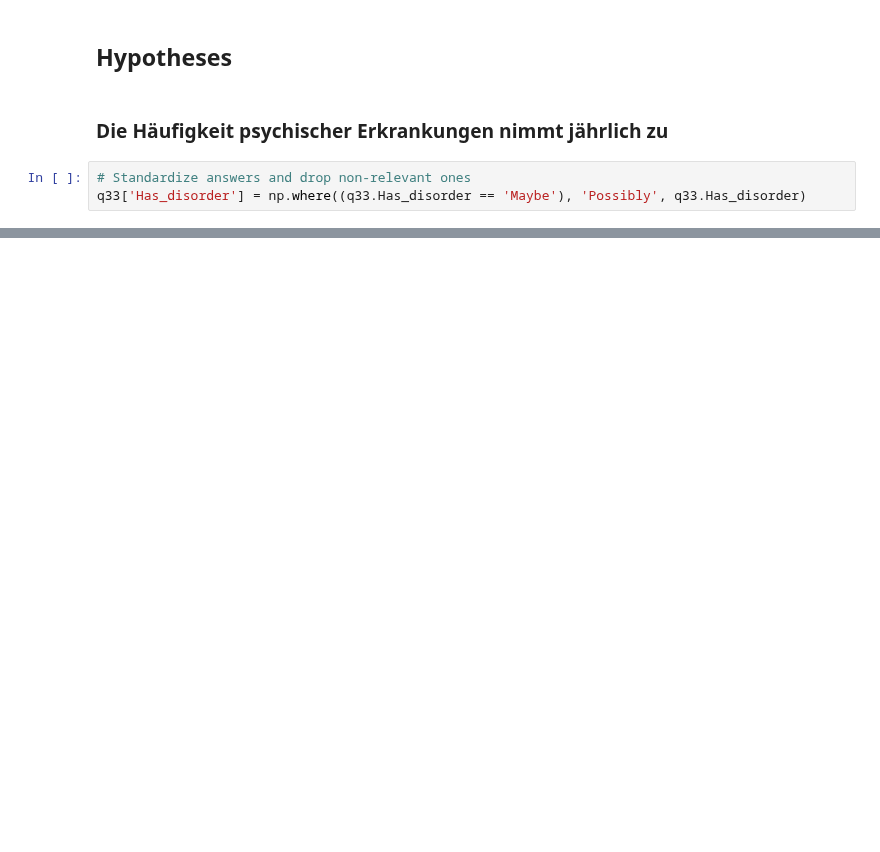
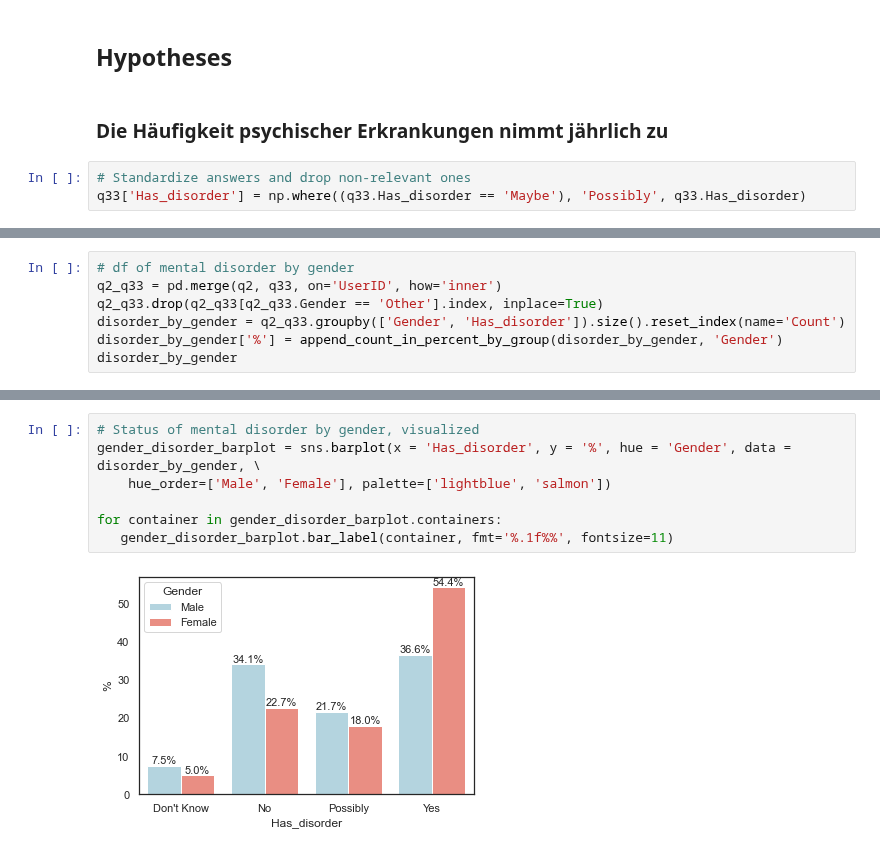
Before and after one commit to Selorikas/mental-health, a Jupyter notebook: mental-health.ipynb, the cells around one changed output, grey strips where cells are left out. Drawn from its saved outputs; the diff is of its cells as text; blank space fills up the shorter version.

```diff
--- a/mental-health.ipynb
+++ b/mental-health.ipynb
@@ -295,0 +287,7 @@ has_disorder_barplot.legend(bbox_to_anchor= (1.2,1))
+# %%
+# df of mental disorder by gender
+q2_q33 = pd.merge(q2, q33, on='UserID', how='inner')
+q2_q33.drop(q2_q33[q2_q33.Gender == 'Other'].index, inplace=True)
+disorder_by_gender = q2_q33.groupby(['Gender', 'Has_disorder']).size().reset_index(name='Count')
+disorder_by_gender['%'] = append_count_in_percent_by_group(disorder_by_gender, 'Gender')
+disorder_by_gender
@@ -295,0 +304,9 @@ has_disorder_barplot.legend(bbox_to_anchor= (1.2,1))
+# %%
+# Status of mental disorder by gender, visualized
+gender_disorder_barplot = sns.barplot(x = 'Has_disorder', y = '%', hue = 'Gender', data = disorder_by_gender, \
+    hue_order=['Male', 'Female'], palette=['lightblue', 'salmon'])
+
+for container in gender_disorder_barplot.containers:
+   gender_disorder_barplot.bar_label(container, fmt='%.1f%%', fontsize=11)
+# %% [output]
+[figure, added]
```
Also changed, not shown: parts of 8 cells of this notebook.
